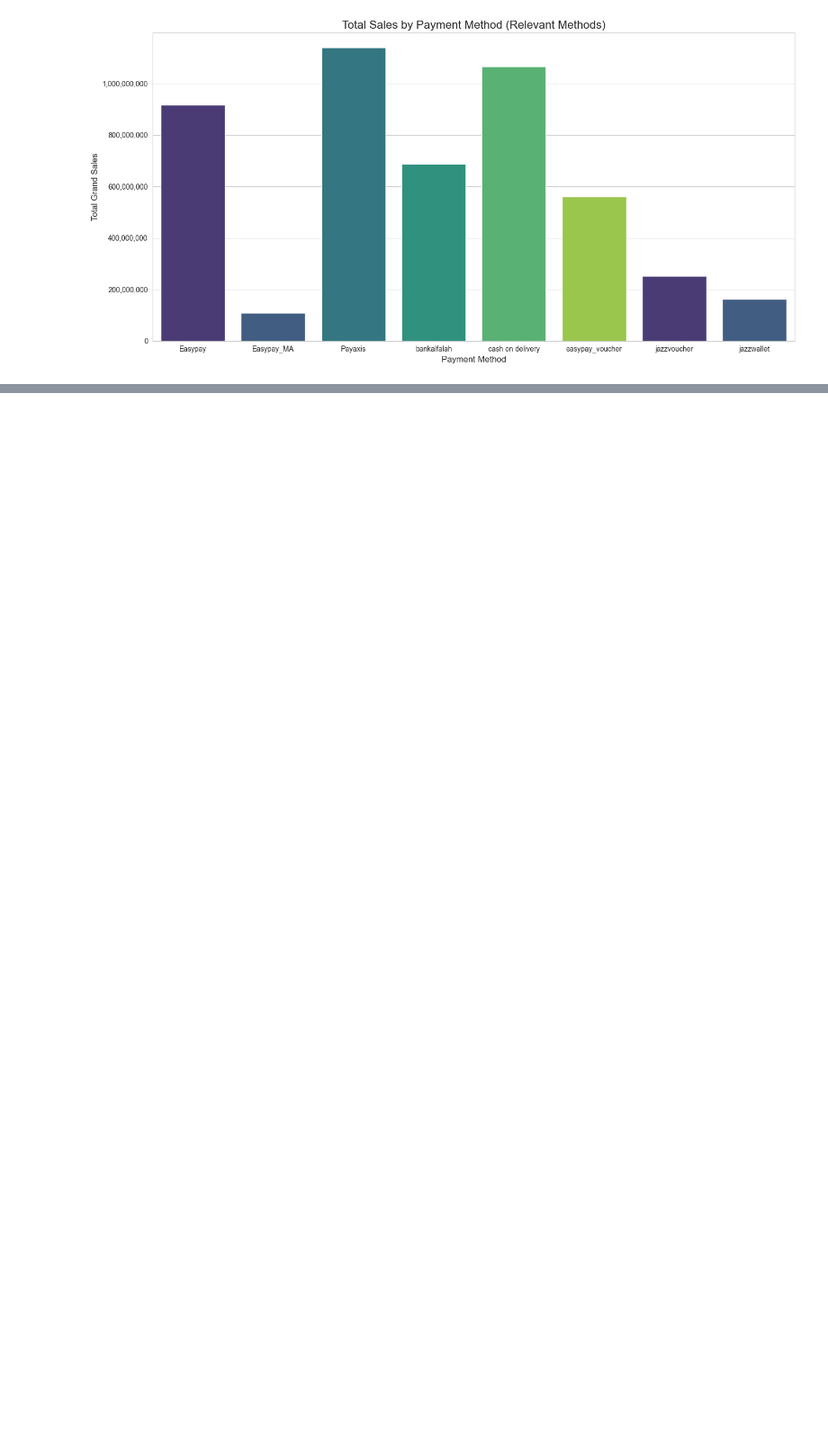
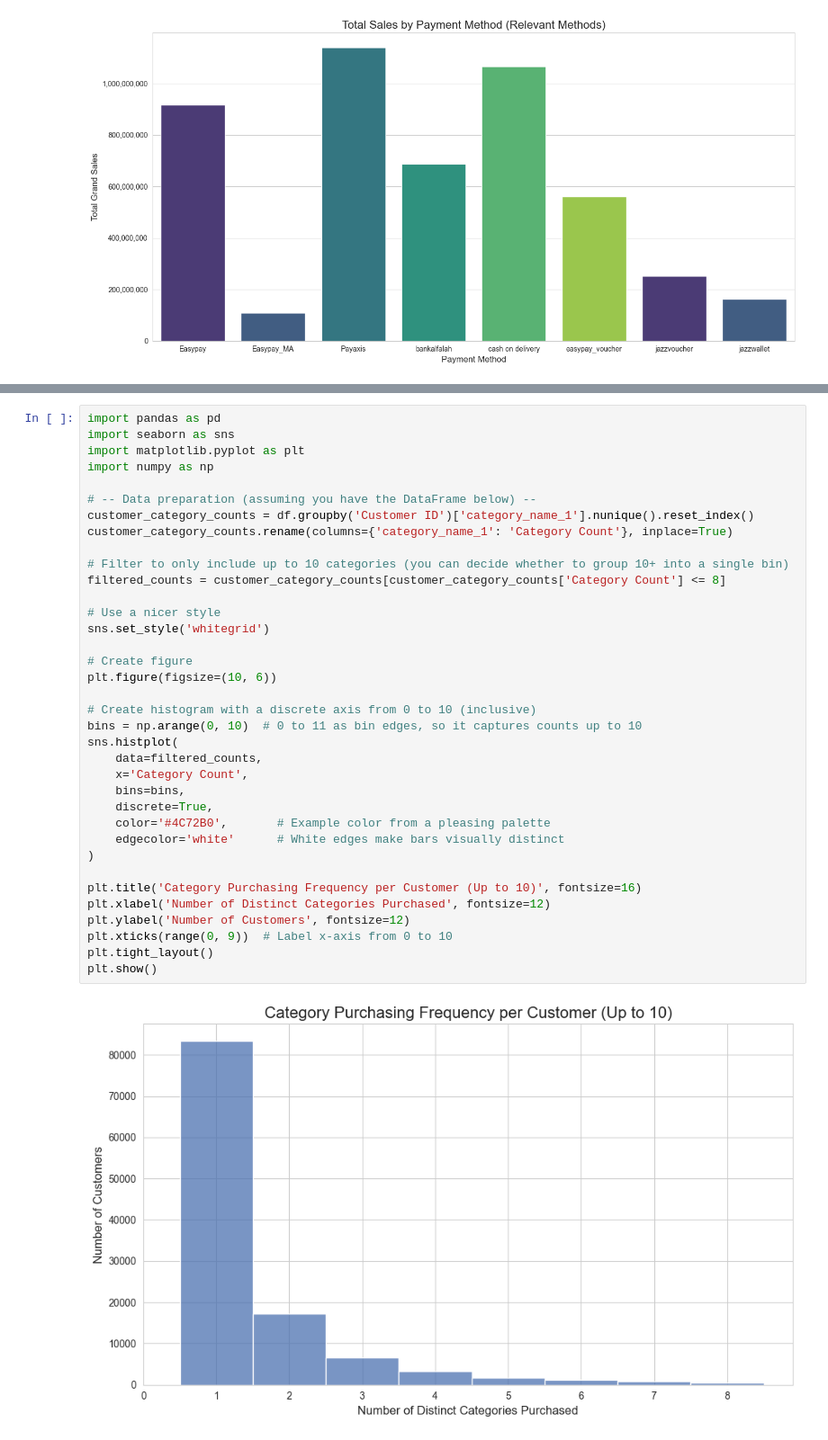
Before and after one commit to SalaarMasood/Data-Science-Proj, a Jupyter notebook: DataCleaning.ipynb, the cells around one changed output, grey strips where cells are left out. Shown: that part at 90% size. Drawn from its saved outputs; the diff is of its cells as text; blank space fills up the shorter version.

```diff
--- a/DataCleaning.ipynb
+++ b/DataCleaning.ipynb
@@ -361,0 +491,38 @@ plt.show()
+# %%
+import pandas as pd
+import seaborn as sns
+import matplotlib.pyplot as plt
+import numpy as np
+
+# -- Data preparation (assuming you have the DataFrame below) --
+customer_category_counts = df.groupby('Customer ID')['category_name_1'].nunique().reset_index()
+customer_category_counts.rename(columns={'category_name_1': 'Category Count'}, inplace=True)
+
+# Filter to only include up to 10 categories (you can decide whether to group 10+ into a single bin)
+filtered_counts = customer_category_counts[customer_category_counts['Category Count'] <= 8]
+
+# Use a nicer style
+sns.set_style('whitegrid')
+
+# Create figure
+plt.figure(figsize=(10, 6))
+
+# Create histogram with a discrete axis from 0 to 10 (inclusive)
+bins = np.arange(0, 10)  # 0 to 11 as bin edges, so it captures counts up to 10
+sns.histplot(
+    data=filtered_counts,
+    x='Category Count',
+    bins=bins,
+    discrete=True,
+    color='#4C72B0',       # Example color from a pleasing palette
+    edgecolor='white'      # White edges make bars visually distinct
+)
+
+plt.title('Category Purchasing Frequency per Customer (Up to 10)', fontsize=16)
+plt.xlabel('Number of Distinct Categories Purchased', fontsize=12)
+plt.ylabel('Number of Customers', fontsize=12)
+plt.xticks(range(0, 9))  # Label x-axis from 0 to 10
+plt.tight_layout()
+plt.show()
+# %% [output]
+[figure, added]
```
Also changed, not shown: parts of 4 cells of this notebook.
